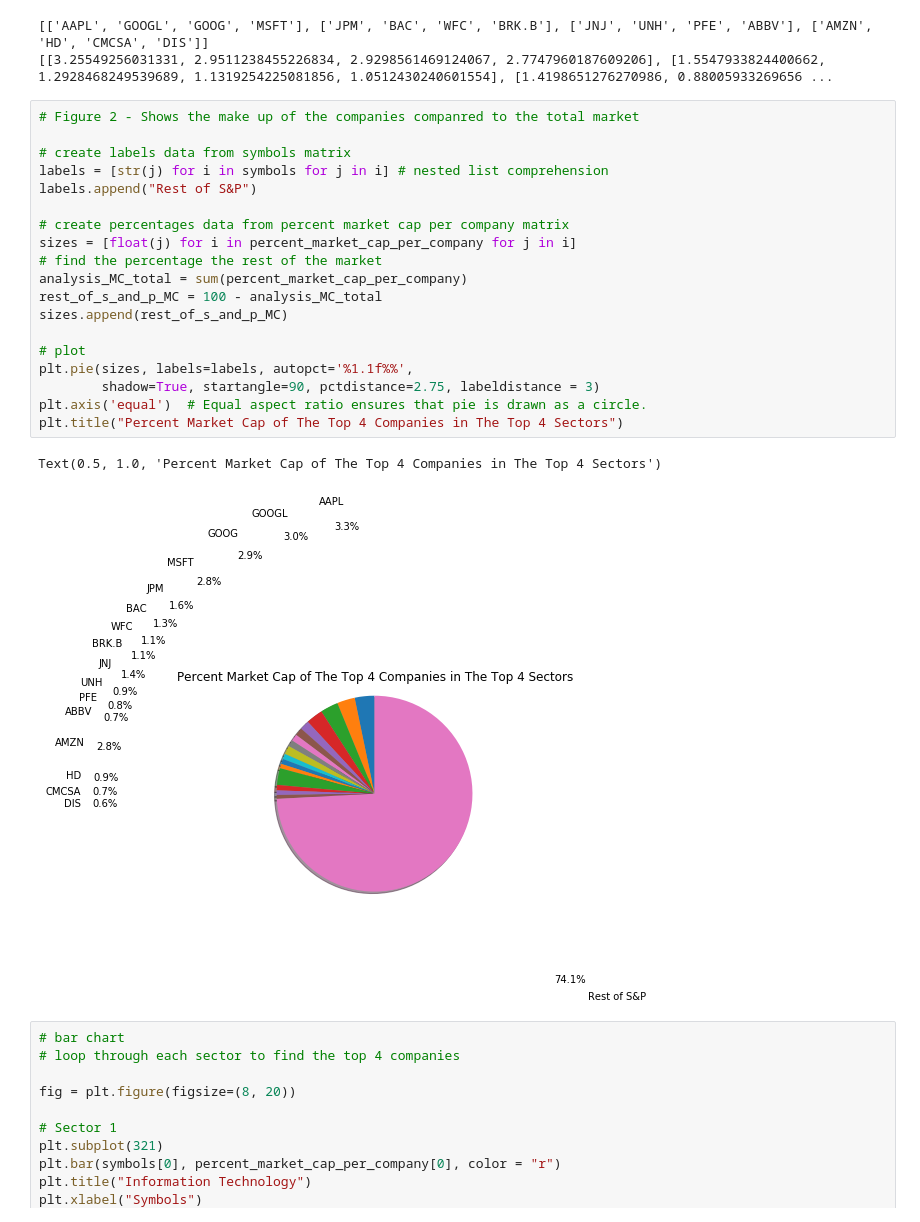
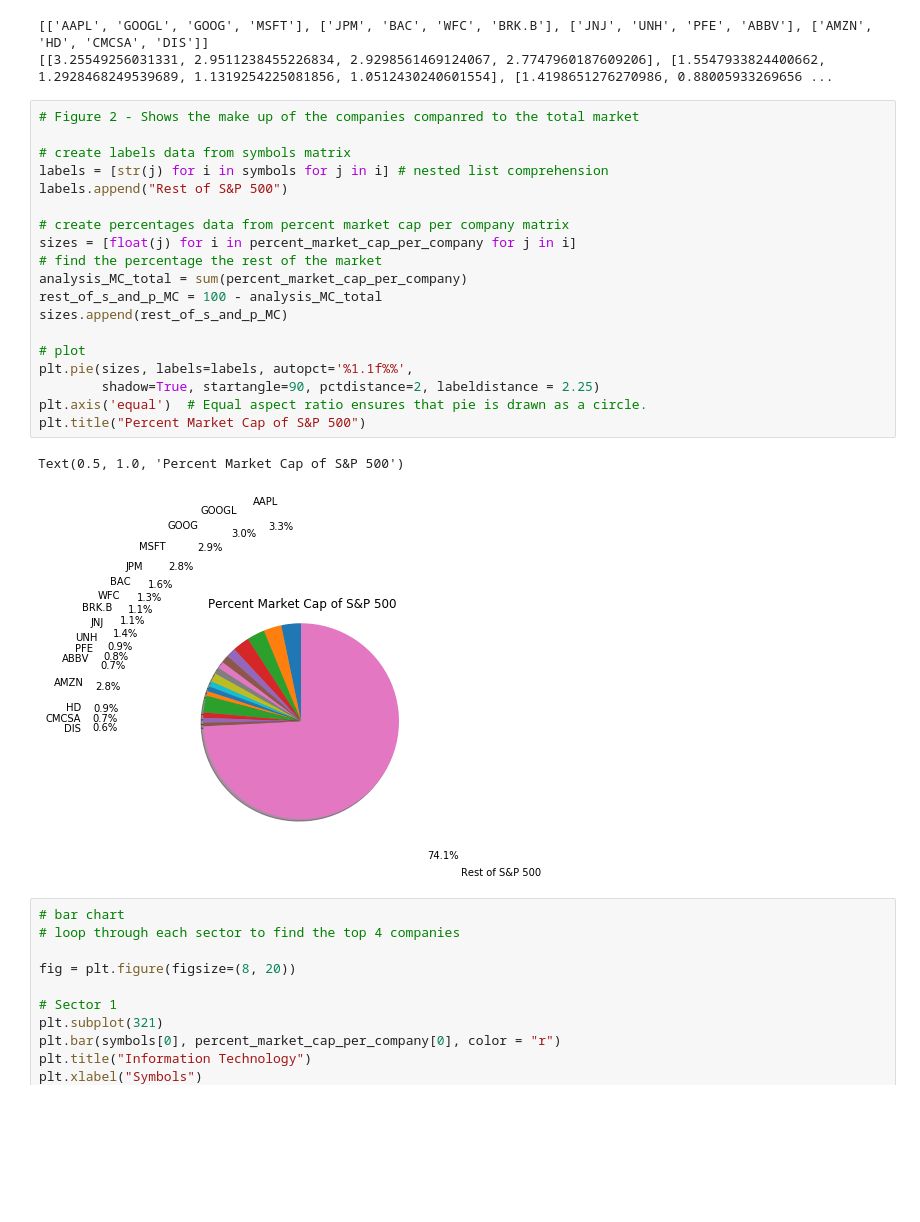
Before and after one commit to wissemeddine/data_wizards, a Jupyter notebook: Historical S and P 500 Stock Analysis.ipynb, the cells around one changed output. Saved outputs shown, nothing was run; the diff lists cells and outputs as text; blank space fills up the shorter version.

```diff
--- a/Historical S and P 500 Stock Analysis.ipynb
+++ b/Historical S and P 500 Stock Analysis.ipynb
@@ -100,25 +101,25 @@ print(percent_market_cap_per_company)
 # %%
 # Figure 2 - Shows the make up of the companies companred to the total market
 
 # create labels data from symbols matrix
 labels = [str(j) for i in symbols for j in i] # nested list comprehension
-labels.append("Rest of S&P")
+labels.append("Rest of S&P 500")
 
 # create percentages data from percent market cap per company matrix
 sizes = [float(j) for i in percent_market_cap_per_company for j in i]
 # find the percentage the rest of the market
 analysis_MC_total = sum(percent_market_cap_per_company)
 rest_of_s_and_p_MC = 100 - analysis_MC_total
 sizes.append(rest_of_s_and_p_MC)
 
 # plot
 plt.pie(sizes, labels=labels, autopct='%1.1f%%',
-        shadow=True, startangle=90, pctdistance=2.75, labeldistance = 3)
+        shadow=True, startangle=90, pctdistance=2, labeldistance = 2.25)
 plt.axis('equal')  # Equal aspect ratio ensures that pie is drawn as a circle.
-plt.title("Percent Market Cap of The Top 4 Companies in The Top 4 Sectors")
+plt.title("Percent Market Cap of S&P 500")
 # %% [output]
-Text(0.5, 1.0, 'Percent Market Cap of The Top 4 Companies in The Top 4 Sectors')
+Text(0.5, 1.0, 'Percent Market Cap of S&P 500')
-[figure, old version]
+[figure, new version]
 # %%
 # bar chart
 # loop through each sector to find the top 4 companies
```
Also changed, not shown: parts of 5 cells of this notebook.
